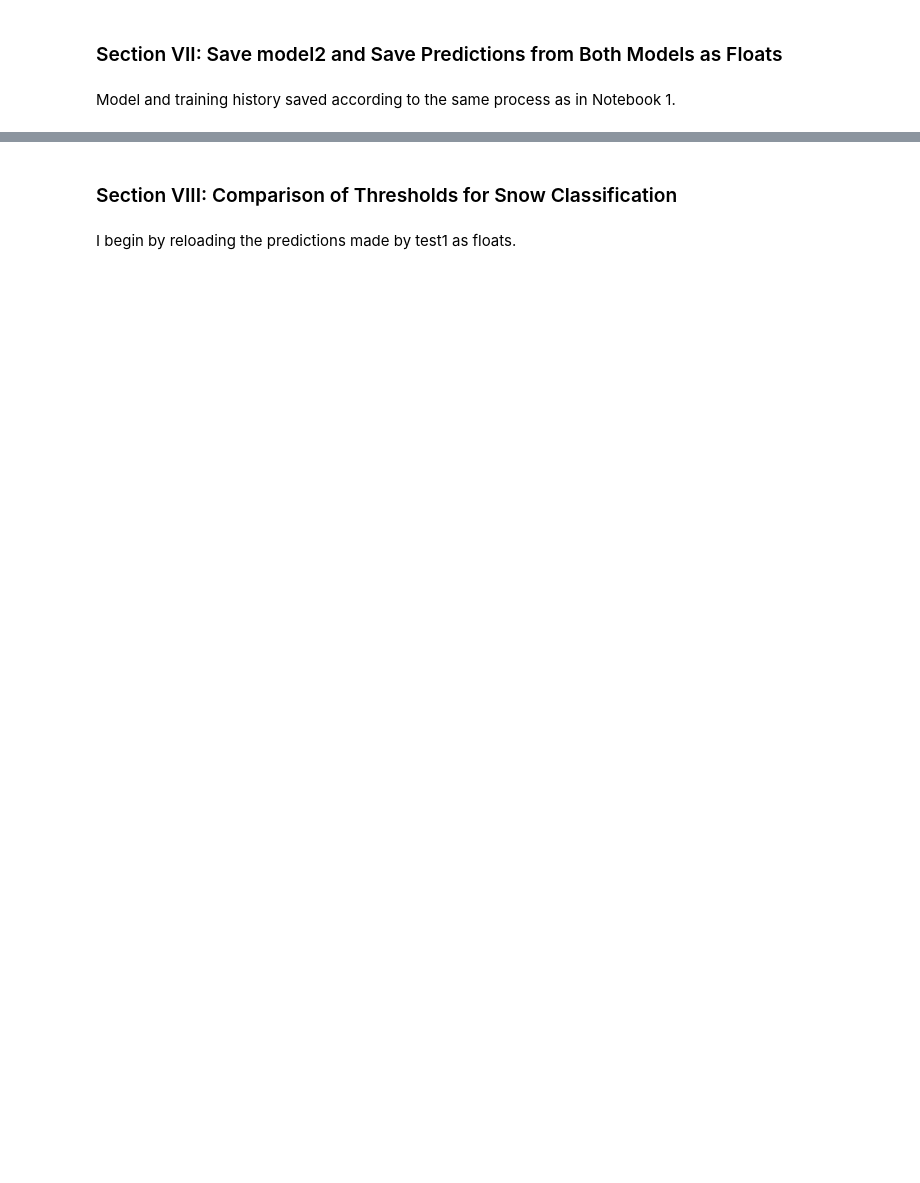
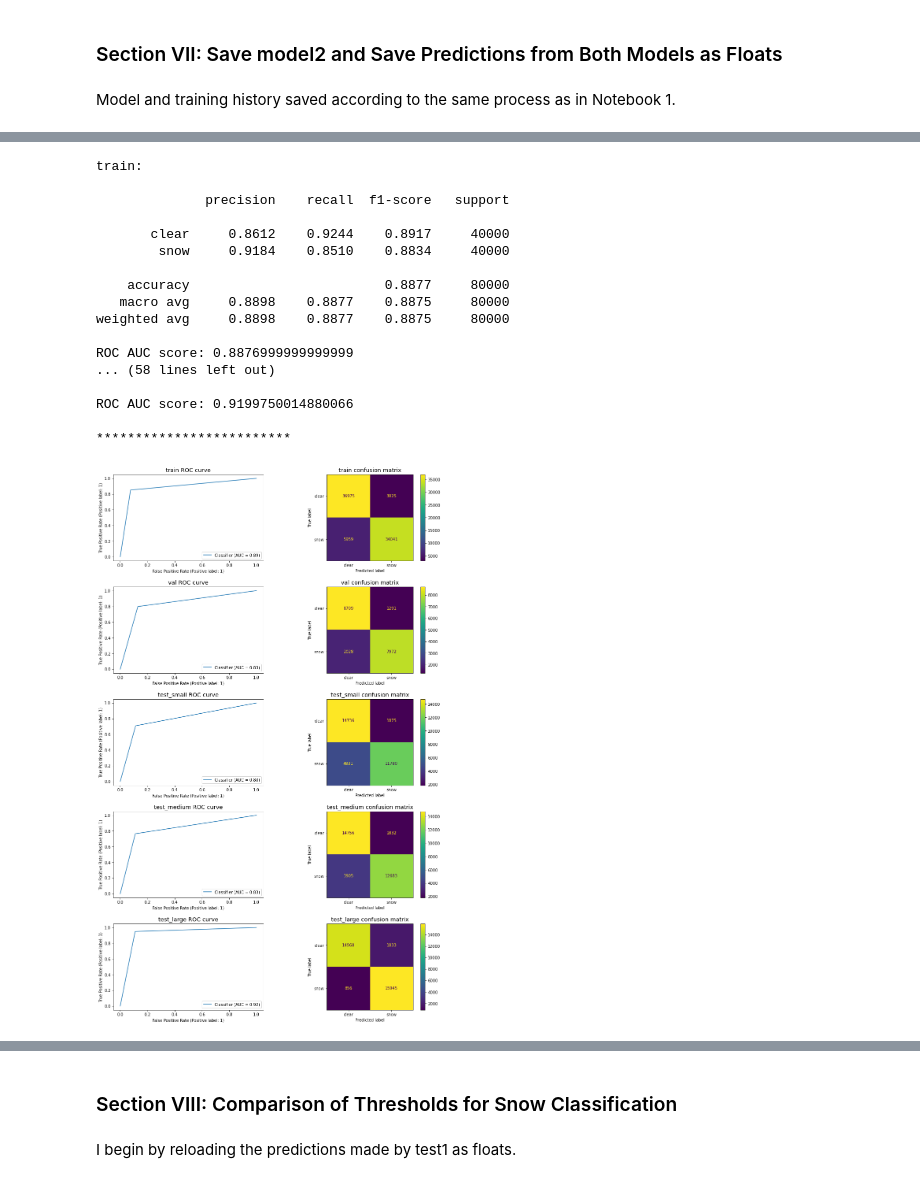
Before and after one commit to MarkCHarris/ga-capstone-snow-vision, a Jupyter notebook: code/part2_snowdetect_modeltuning.ipynb, the cells around one changed output, grey strips where cells are left out. Drawn from its saved outputs; the diff is of its cells as text; code cells hidden in the pictures; blank space fills up the shorter version.

```diff
--- a/code/part2_snowdetect_modeltuning.ipynb
+++ b/code/part2_snowdetect_modeltuning.ipynb
@@ -220,0 +136,29 @@ model_name = 'test1_float_shuffle_once'
+# %%
+preds_dict = {
+    'train' : pd.read_csv(f'../saved_models/{load_model_name}/train_preds.csv'),
+    'val' : pd.read_csv(f'../saved_models/{load_model_name}/val_preds.csv'),
+    'test_small' : pd.read_csv(f'../saved_models/{load_model_name}/test_small_preds.csv'),
+    'test_medium' : pd.read_csv(f'../saved_models/{load_model_name}/test_medium_preds.csv'),
+    'test_large' : pd.read_csv(f'../saved_models/{load_model_name}/test_large_preds.csv')
+}
+# %%
+st.check_metrics(preds_dict, 'clear', 'snow', 0.5)
+# %% [output]
+train:
+
+              precision    recall  f1-score   support
+
+       clear     0.8612    0.9244    0.8917     40000
+        snow     0.9184    0.8510    0.8834     40000
+
+    accuracy                         0.8877     80000
+   macro avg     0.8898    0.8877    0.8875     80000
+weighted avg     0.8898    0.8877    0.8875     80000
+
+ROC AUC score: 0.8876999999999999
+... (58 lines left out)
+
+ROC AUC score: 0.9199750014880066
+
+*************************
+[figure, added]
```
Also changed, not shown: parts of 55 cells of this notebook, 24 other files.
